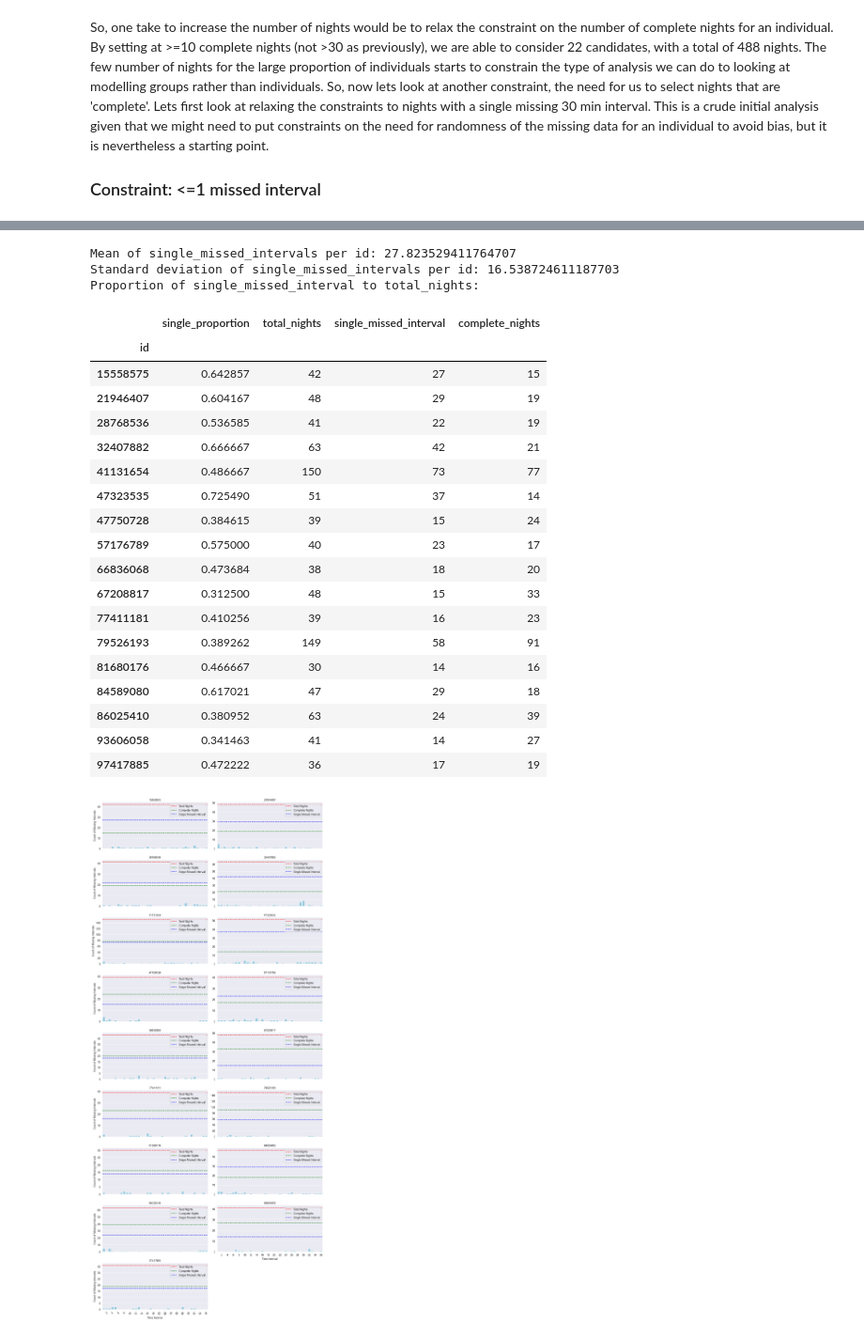
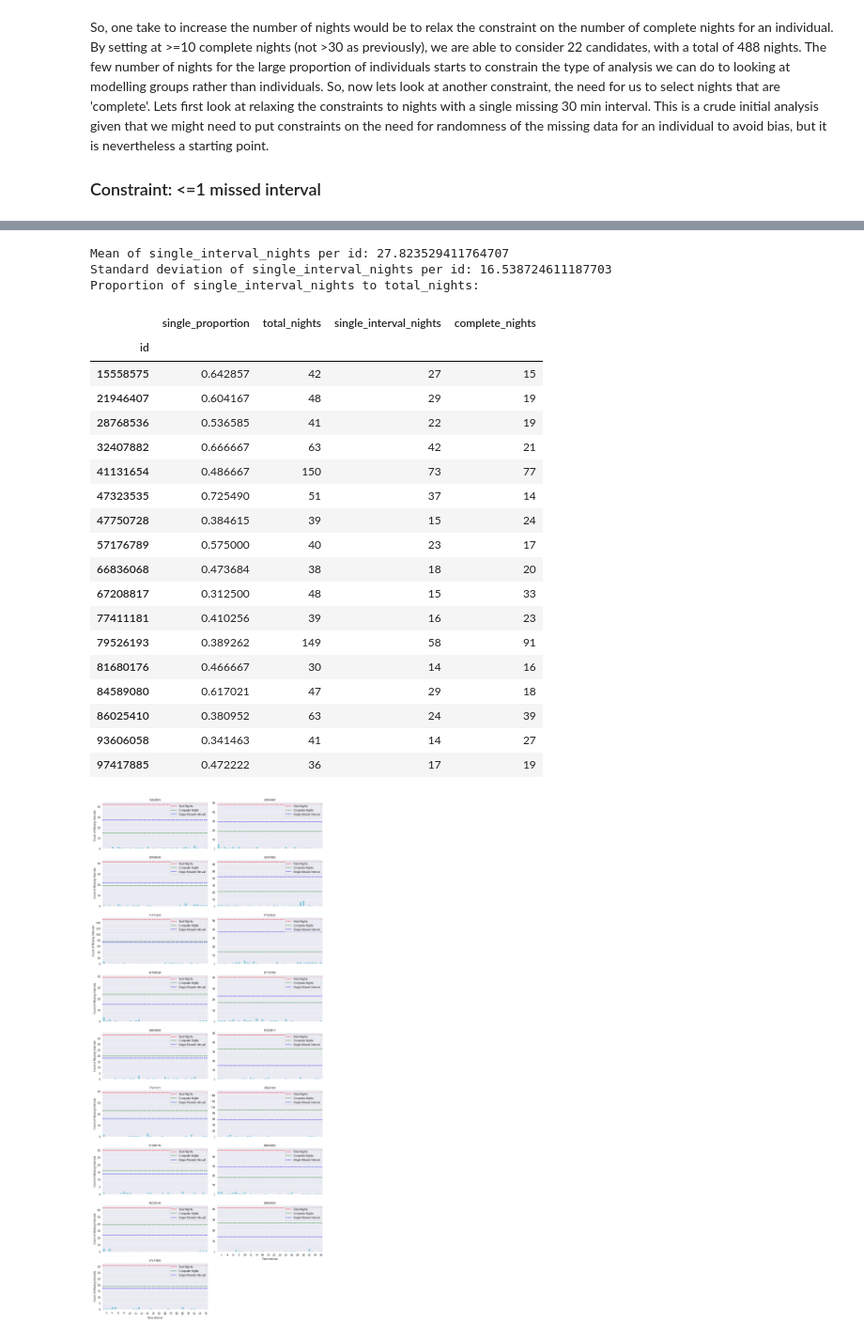
Before and after one commit to rdbrist/masters_project, a Jupyter notebook: notebooks/2.01-rd-candidate-selection-analysis.ipynb, the cells around one changed output, grey strips where cells are left out. Shown at 94% size. Saved outputs shown, nothing was run; the diff lists cells and outputs as text; code cells hidden in the pictures.

```diff
--- a/notebooks/2.01-rd-candidate-selection-analysis.ipynb
+++ b/notebooks/2.01-rd-candidate-selection-analysis.ipynb
@@ -425,7 +417,7 @@ memory usage: 1.9+ KB
 # %%
 min_nights = 30
-df_one_missed['single_missed_interval'] = df_one_missed['missed_interval_vectors'].apply(lambda x: sum(1 for v in x if sum(v) == 1))
-df_one_missed['total_nights'] = df_one_missed['single_missed_interval'] + df_one_missed['complete_nights']
+df_one_missed = df_overall_stats[['missed_interval_vectors', 'complete_nights', 'single_interval_nights']].copy()
+df_one_missed['total_nights'] = df_one_missed['single_interval_nights'] + df_one_missed['complete_nights']
 df_one_missed = df_one_missed[df_one_missed['total_nights']!=0]
 
 def filter_vectors(row):
@@ -457,18 +442,18 @@ For nights with a single missing intervals, we should do some analysis as to whe
 # %%
-df_one_missed['single_proportion'] = df_one_missed['single_missed_interval']/df_one_missed['total_nights']
+df_one_missed['single_proportion'] = df_one_missed['single_interval_nights']/df_one_missed['total_nights']
 df_one_missed = df_one_missed[df_one_missed['total_nights']>=min_nights]
 
 
-print(f'Mean of single_missed_intervals per id: {df_one_missed[df_one_missed["single_missed_interval"]>0]["single_missed_interval"].mean()}')
-print(f'Standard deviation of single_missed_intervals per id: {df_one_missed[df_one_missed["single_missed_interval"]>0]["single_missed_interval"].std()}')
+print(f'Mean of single_interval_nights per id: {df_one_missed[df_one_missed["single_interval_nights"]>0]["single_interval_nights"].mean()}')
+print(f'Standard deviation of single_interval_nights per id: {df_one_missed[df_one_missed["single_interval_nights"]>0]["single_interval_nights"].std()}')
 
-print('Proportion of single_missed_interval to total_nights:')
-display(df_one_missed[['single_proportion','total_nights', 'single_missed_interval', 'complete_nights']])
+print('Proportion of single_interval_nights to total_nights:')
+display(df_one_missed[['single_proportion','total_nights', 'single_interval_nights', 'complete_nights']])
 # %% [output]
-Mean of single_missed_intervals per id: 27.823529411764707
-Standard deviation of single_missed_intervals per id: 16.538724611187703
-Proportion of single_missed_interval to total_nights:
+Mean of single_interval_nights per id: 27.823529411764707
+Standard deviation of single_interval_nights per id: 16.538724611187703
+Proportion of single_interval_nights to total_nights:
-|  | single_proportion | total_nights | single_missed_interval | complete_nights |
+|  | single_proportion | total_nights | single_interval_nights | complete_nights |
 | id |  |  |  |  |
 | 15558575 | 0.642857 | 42 | 27 | 15 |
 | 21946407 | 0.604167 | 48 | 29 | 19 |
```
Also changed, not shown: parts of 10 cells of this notebook, 3 other files.
